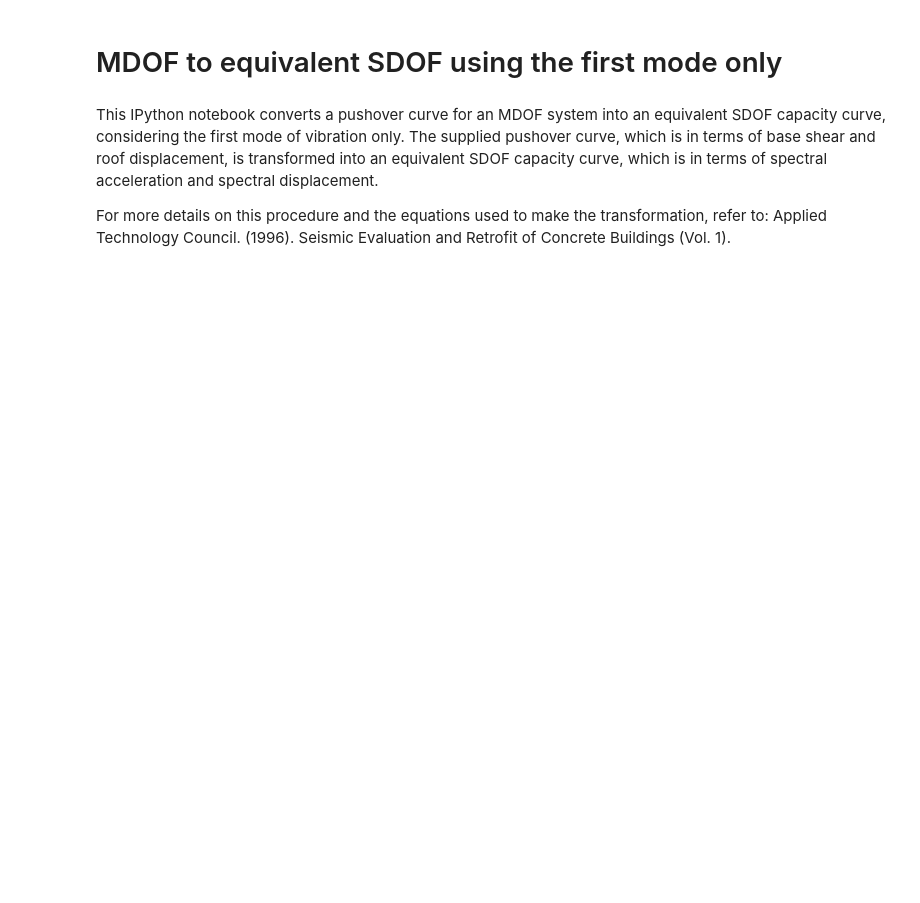
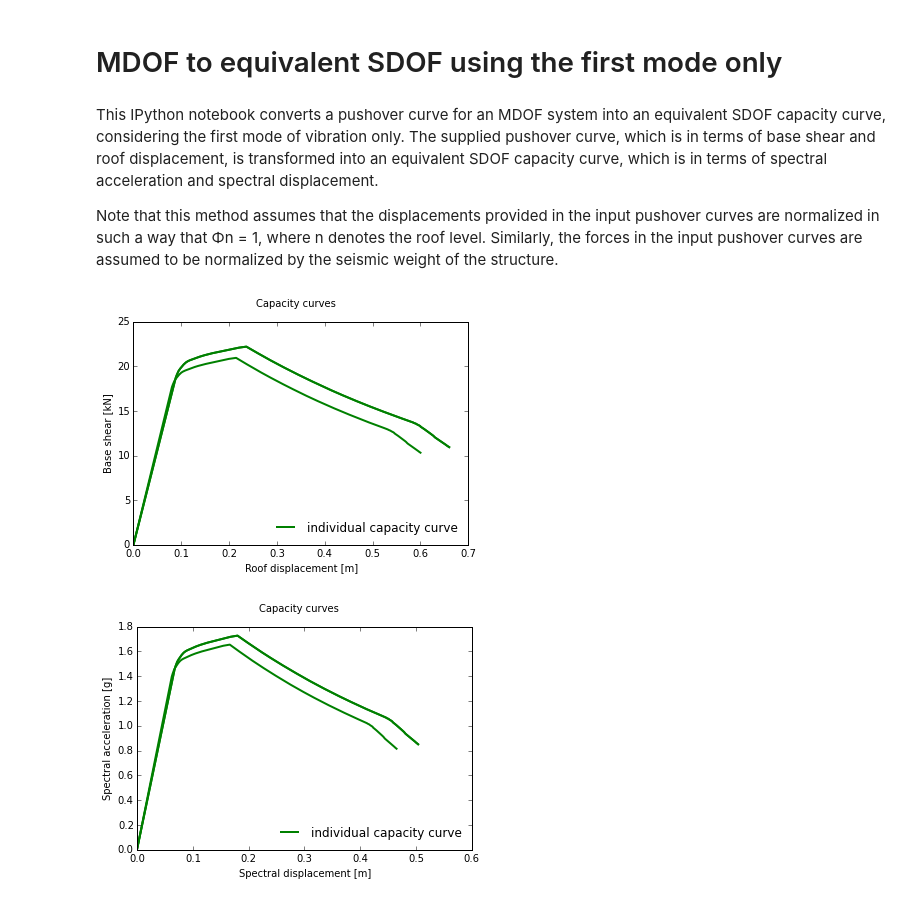
Before and after one commit to GEMScienceTools/rmtk, a Jupyter notebook: rmtk/vulnerability/mdof_to_sdof/first_mode/first_mode.ipynb, the cells around one changed output. Drawn from its saved outputs; the diff is of its cells as text; code cells hidden in the pictures; blank space fills up the shorter version.

```diff
--- a/rmtk/vulnerability/mdof_to_sdof/first_mode/first_mode.ipynb
+++ b/rmtk/vulnerability/mdof_to_sdof/first_mode/first_mode.ipynb
@@ -3,5 +3,5 @@
 # %% [markdown]
 This IPython notebook converts a pushover curve for an MDOF system into an equivalent SDOF capacity curve, considering the first mode of vibration only. The supplied pushover curve, which is in terms of base shear and roof displacement, is transformed into an equivalent SDOF capacity curve, which is in terms of spectral acceleration and spectral displacement.
 
-For more details on this procedure and the equations used to make the transformation, refer to: Applied Technology Council. (1996). Seismic Evaluation and Retrofit of Concrete Buildings (Vol. 1).
+Note that this method assumes that the displacements provided in the input pushover curves are normalized in such a way that Φn = 1, where n denotes the roof level. Similarly, the forces in the input pushover curves are assumed to be  normalized by the seismic weight of the structure.
 # %%
@@ -13,3 +14,9 @@ pushover_file = "../../../../../rmtk_data/capacity_curves_Vb-droof_first_mode.cs
 capacity_curves = utils.read_capacity_curves(pushover_file)
 sdof_capacity_curves = first_mode.mdof_to_sdof(capacity_curves)
 utils.save_SdSa_capacity_curves(sdof_capacity_curves,'../../../../../rmtk_data/capacity_curves_sdof_first_mode.csv')
+# %%
+utils.plot_capacity_curves(capacity_curves)
+utils.plot_capacity_curves(sdof_capacity_curves)
+# %% [output]
+[figure, added]
+[figure, added]
```
Also changed, not shown: parts of 1 cell of this notebook, 4 other files.
